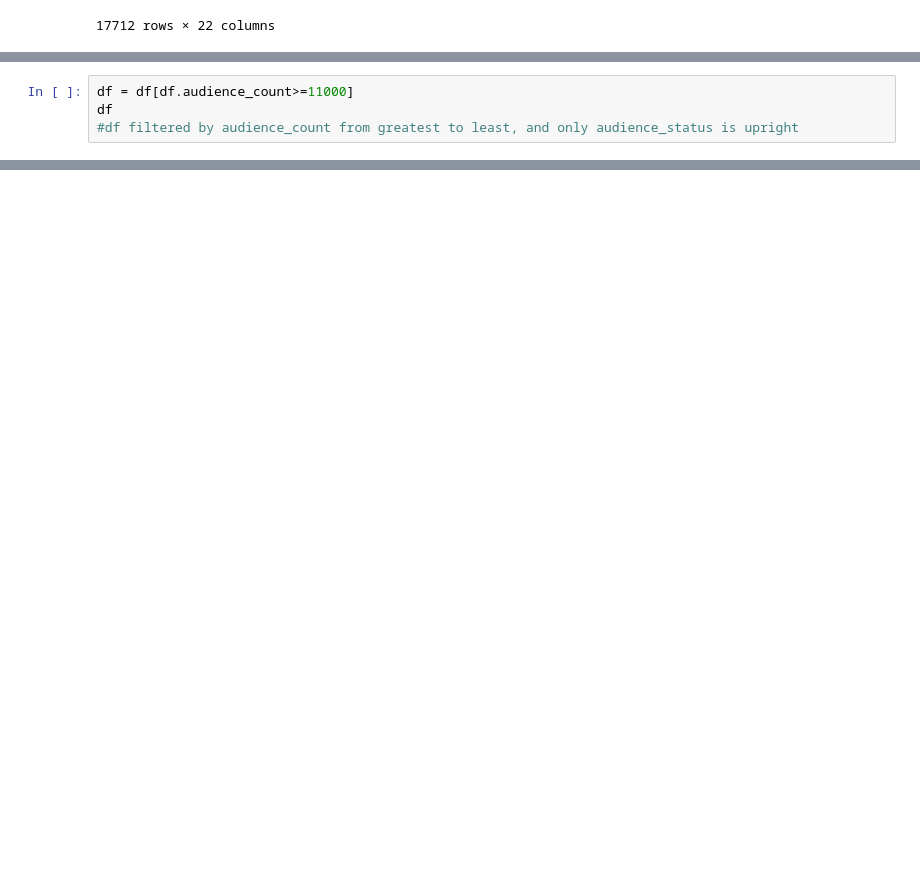
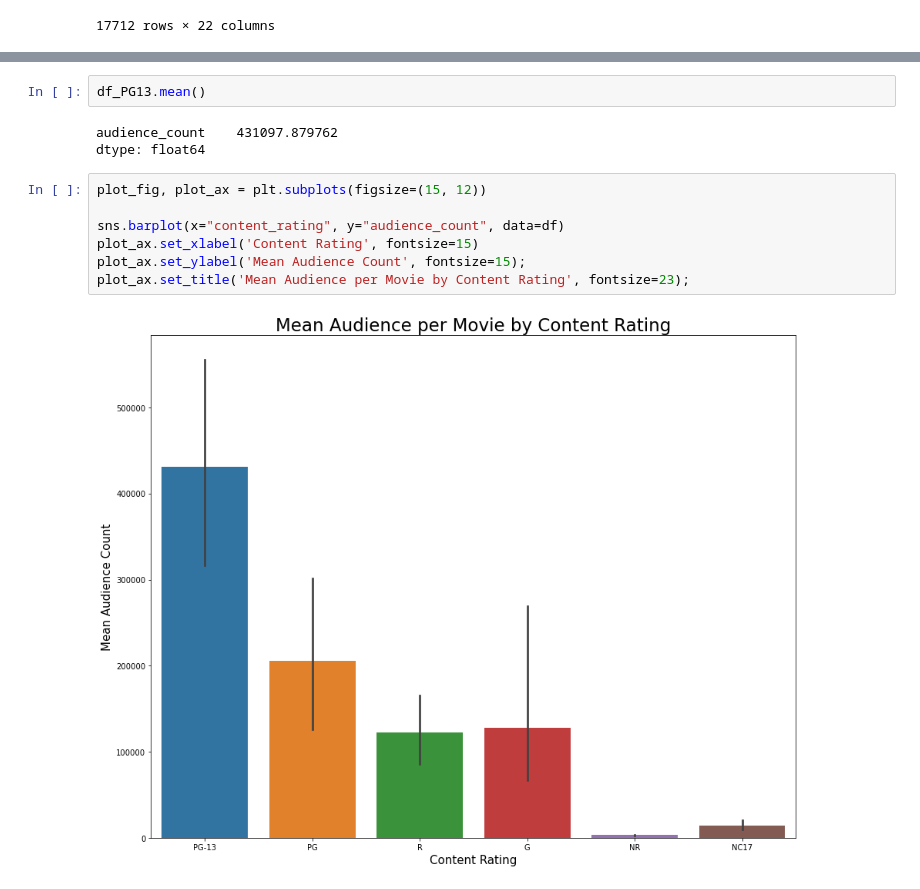
Before and after one commit to richesinrr0/microsoft_movie_analysis, a Jupyter notebook: Audience Data.ipynb, the cells around one changed output, grey strips where cells are left out. Cells and saved outputs as stored; diff of their text form; blank space fills up the shorter version.

```diff
--- a/Audience Data.ipynb
+++ b/Audience Data.ipynb
@@ -124,4 +104,0 @@ df
-# %%
-df = df[df.audience_count>=11000]
-df
-#df filtered by audience_count from greatest to least, and only audience_status is upright
@@ -151,0 +154,14 @@ Name: content_rating, dtype: int64
+# %%
+df_PG13.mean()
+# %% [output]
+audience_count    431097.879762
+dtype: float64
+# %%
+plot_fig, plot_ax = plt.subplots(figsize=(15, 12))
+
+sns.barplot(x="content_rating", y="audience_count", data=df)
+plot_ax.set_xlabel('Content Rating', fontsize=15)
+plot_ax.set_ylabel('Mean Audience Count', fontsize=15);
+plot_ax.set_title('Mean Audience per Movie by Content Rating', fontsize=23);
+# %% [output]
+[figure, added]
```
Also changed, not shown: parts of 15 cells of this notebook, 1 other file.
